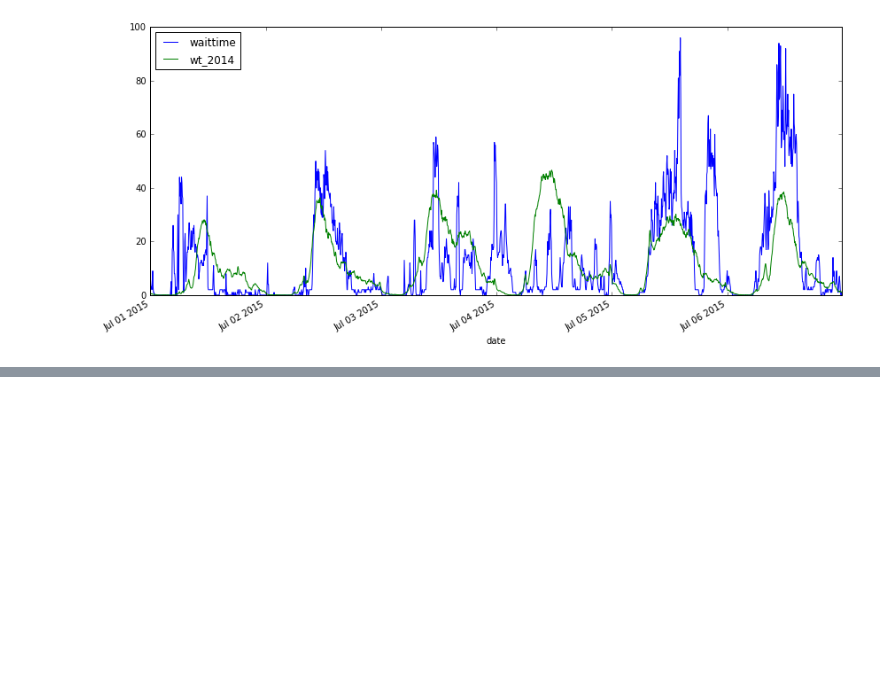
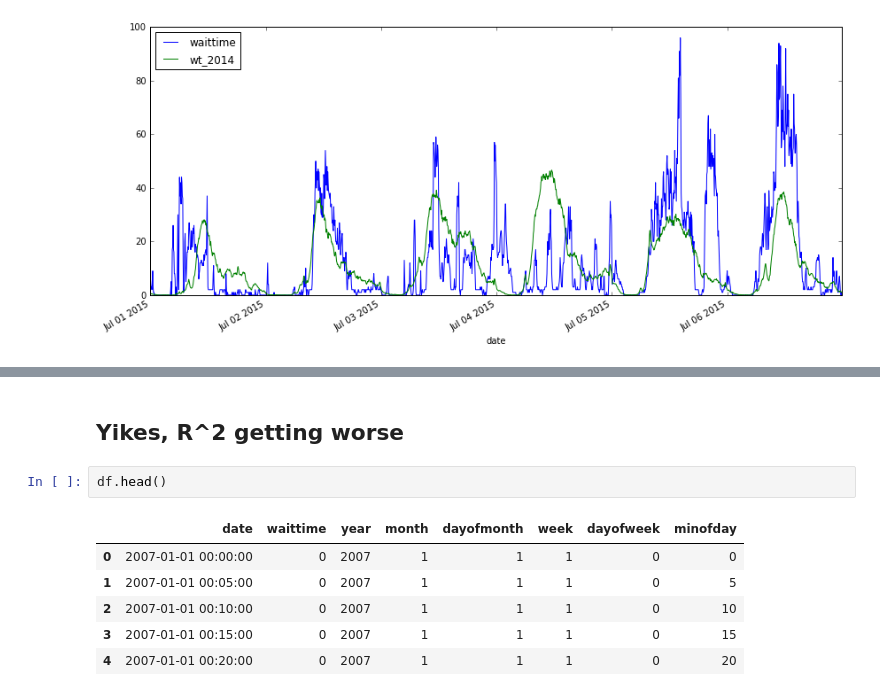
Before and after one commit to jngseattle/BorderCrossing, a Jupyter notebook: code/Model-v0.1-date_features_only.ipynb, the cells around one changed output, grey strips where cells are left out. Drawn from its saved outputs; the diff is of its cells as text; blank space fills up the shorter version.

```diff
--- a/code/Model-v0.1-date_features_only.ipynb
+++ b/code/Model-v0.1-date_features_only.ipynb
@@ -207,0 +268,11 @@ Need to evaluate whether this is the case for all years, e.g. compare prediction
+# %% [markdown]
+## Yikes, R^2 getting worse
+# %%
+df.head()
+# %% [output]
+|  | date | waittime | year | month | dayofmonth | week | dayofweek | minofday |
+| 0 | 2007-01-01 00:00:00 | 0 | 2007 | 1 | 1 | 1 | 0 | 0 |
+| 1 | 2007-01-01 00:05:00 | 0 | 2007 | 1 | 1 | 1 | 0 | 5 |
+| 2 | 2007-01-01 00:10:00 | 0 | 2007 | 1 | 1 | 1 | 0 | 10 |
+| 3 | 2007-01-01 00:15:00 | 0 | 2007 | 1 | 1 | 1 | 0 | 15 |
+| 4 | 2007-01-01 00:20:00 | 0 | 2007 | 1 | 1 | 1 | 0 | 20 |
```
Also changed, not shown: parts of 26 cells of this notebook, 3 other files.
